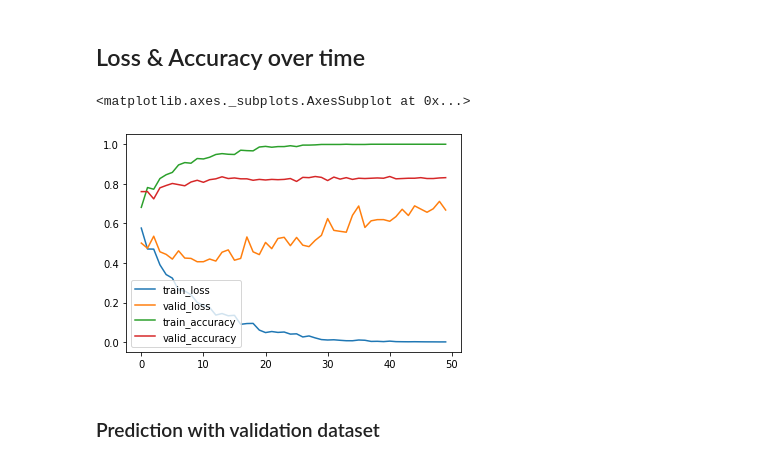
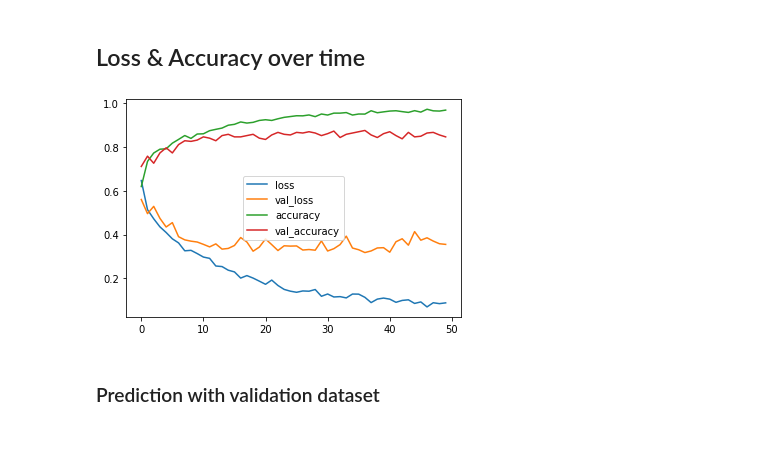
Before and after one commit to uixhamzah/Shroomify, a Jupyter notebook: Machine Learning/Shroomify_Testrun2.ipynb, the cells around one changed output. Drawn from its saved outputs; the diff is of its cells as text; code cells hidden in the pictures.

```diff
--- a/Machine Learning/Shroomify_Testrun2.ipynb
+++ b/Machine Learning/Shroomify_Testrun2.ipynb
@@ -121,0 +190,7 @@ Number batch per epoch:  29
+# %%
+max_samples= 688
+min_samples=0
+column='labels'
+working_dir = r'./'
+img_size=(300, 500)
+ndf=balance(train_df,max_samples, min_samples, column, working_dir, img_size)
@@ -309,11 +379,12 @@ Epoch: 50 / 50
 # Model Evaluation
 # %% [markdown]
 ## Loss & Accuracy over time
-# %%
-pd.DataFrame(history).plot()
-# %% [output]
-<matplotlib.axes._subplots.AxesSubplot at 0x...>
-[figure, removed]
+# %%
+# Loss during training:
+history_frame = pd.DataFrame(history.history)
+history_frame.loc[:, ['loss', 'val_loss','accuracy', 'val_accuracy']].plot();
+# %% [output]
+[figure, added]
 # %% [markdown]
 ### Prediction with validation dataset
 # %%
```
Also changed, not shown: parts of 30 cells of this notebook.
